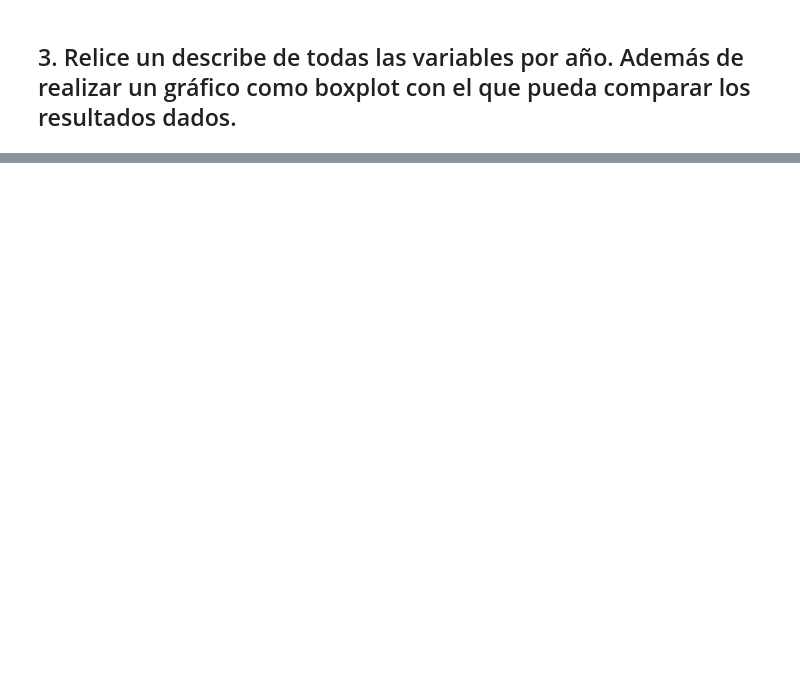
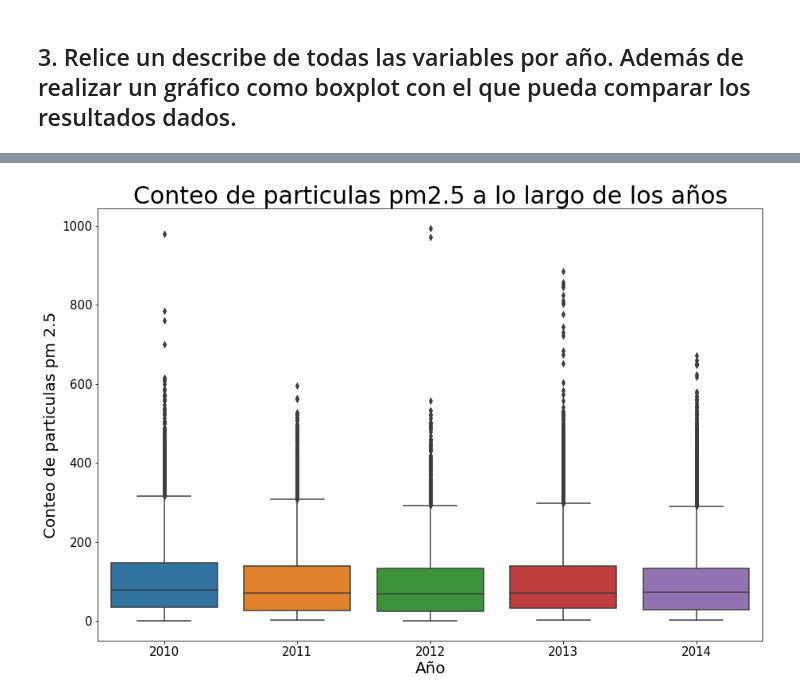
Before and after one commit to CristianCristanchoT/AI-DL-Exercises, a Jupyter notebook: 5. Taller Pandas/Taller de Pandas.ipynb, the cells around one changed output, grey strips where cells are left out. Drawn from its saved outputs; the diff is of its cells as text; code cells hidden in the pictures; blank space fills up the shorter version.

```diff
--- a/5. Taller Pandas/Taller de Pandas.ipynb
+++ b/5. Taller Pandas/Taller de Pandas.ipynb
@@ -40,0 +49,6 @@ data.describe()
+# %%
+data['date/time'] = data['year'].astype(str) + '/' + data['month'].astype(str) + '/' + data['day'].astype(str)
+data['date/time'] = pd.to_datetime(data['date/time'], format='%Y/%m/%d', errors='ignore')
+data['date/time'] = data['date/time'].astype('datetime64[ns]')
+# %%
+data.set_index('date/time')
@@ -42,0 +84,2 @@ data.describe()
+# %%
+data = data[pd.notnull(data['pm2.5'])]
@@ -44,0 +123,10 @@ data.describe()
+# %%
+fig, ax = plt.subplots()
+fig.set_size_inches(15, 10)
+b = sns.boxplot(x="year", y="pm2.5", data=data)
+b.axes.set_title("Conteo de particulas pm2.5 a lo largo de los años",fontsize=30)
+b.set_xlabel("Año",fontsize=20)
+b.set_ylabel("Conteo de particulas pm 2.5",fontsize=20)
+b.tick_params(labelsize=15)
+# %% [output]
+[figure, added]
```
Also changed, not shown: parts of 22 cells of this notebook, 1 other file.
